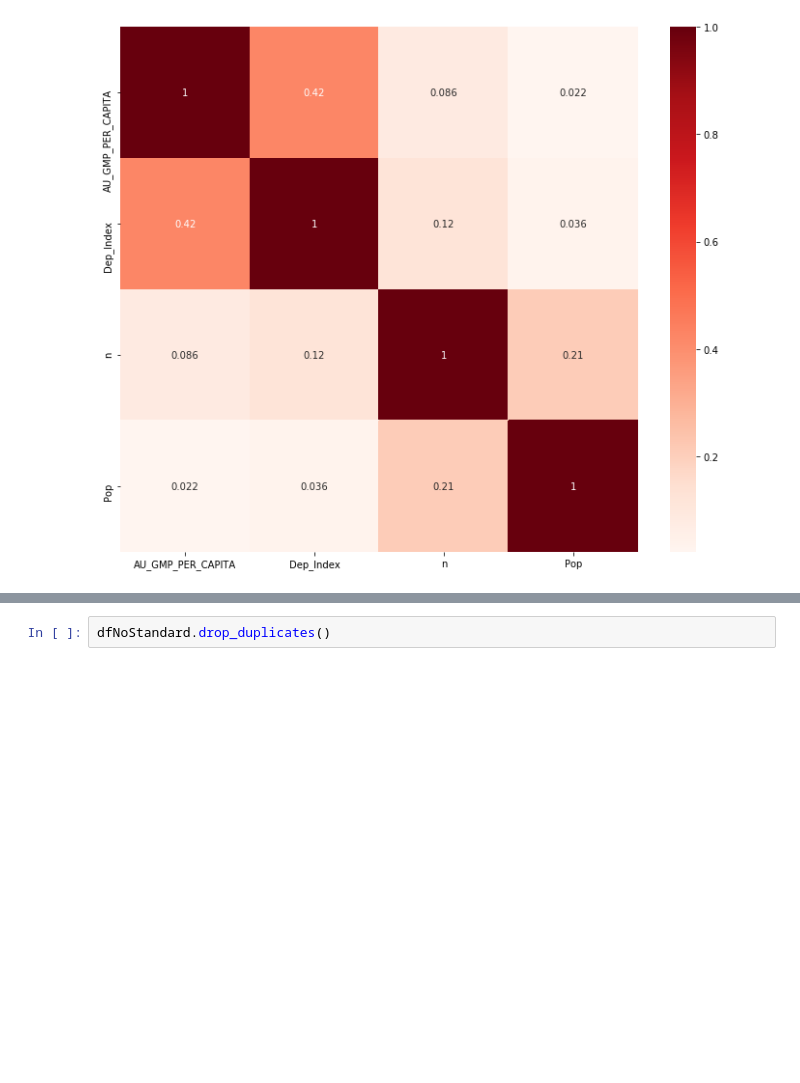
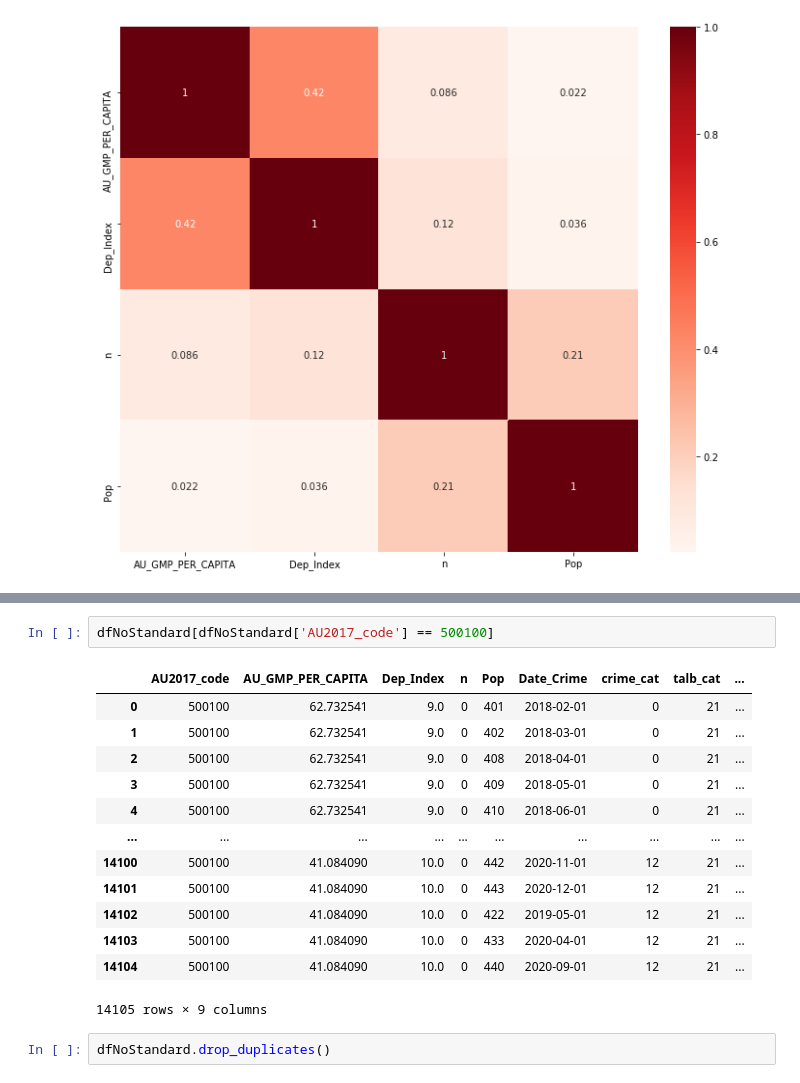
Before and after one commit to keri/DotLovesData, a Jupyter notebook: notebooks/Preparing data for modeling.ipynb, the cells around one changed output, grey strips where cells are left out. Saved outputs shown, nothing was run; the diff lists cells and outputs as text; blank space fills up the shorter version.

```diff
--- a/notebooks/Preparing data for modeling.ipynb
+++ b/notebooks/Preparing data for modeling.ipynb
@@ -157,3 +230,19 @@ dfNoStandardrdStandard.shape
+# %%
+dfNoStandard[dfNoStandard['AU2017_code'] == 500100]
+# %% [output]
+|  | AU2017_code | AU_GMP_PER_CAPITA | Dep_Index | n | Pop | Date_Crime | crime_cat | talb_cat | ... |
+| 0 | 500100 | 62.732541 | 9.0 | 0 | 401 | 2018-02-01 | 0 | 21 | ... |
+| 1 | 500100 | 62.732541 | 9.0 | 0 | 402 | 2018-03-01 | 0 | 21 | ... |
+| 2 | 500100 | 62.732541 | 9.0 | 0 | 408 | 2018-04-01 | 0 | 21 | ... |
+| 3 | 500100 | 62.732541 | 9.0 | 0 | 409 | 2018-05-01 | 0 | 21 | ... |
+| 4 | 500100 | 62.732541 | 9.0 | 0 | 410 | 2018-06-01 | 0 | 21 | ... |
+| ... | ... | ... | ... | ... | ... | ... | ... | ... | ... |
+| 14100 | 500100 | 41.084090 | 10.0 | 0 | 442 | 2020-11-01 | 12 | 21 | ... |
+| 14101 | 500100 | 41.084090 | 10.0 | 0 | 443 | 2020-12-01 | 12 | 21 | ... |
+| 14102 | 500100 | 41.084090 | 10.0 | 0 | 422 | 2019-05-01 | 12 | 21 | ... |
+| 14103 | 500100 | 41.084090 | 10.0 | 0 | 433 | 2020-04-01 | 12 | 21 | ... |
+| 14104 | 500100 | 41.084090 | 10.0 | 0 | 440 | 2020-09-01 | 12 | 21 | ... |
+14105 rows × 9 columns
 # %%
 dfNoStandard.drop_duplicates()
 # %%
```
Also changed, not shown: parts of 9 cells of this notebook, 3 other files.
